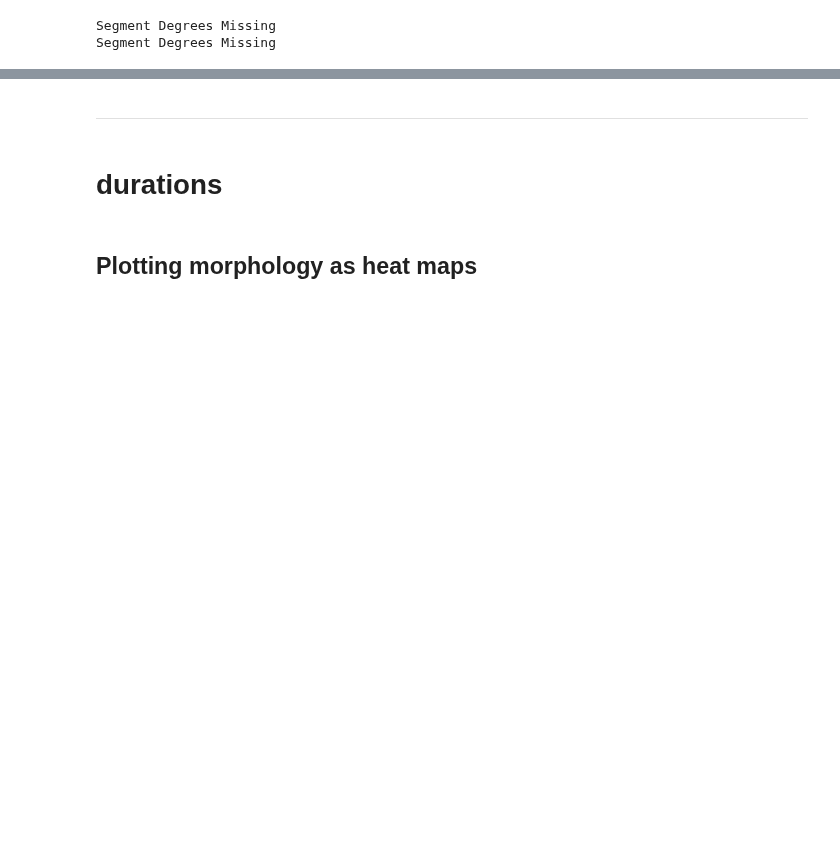
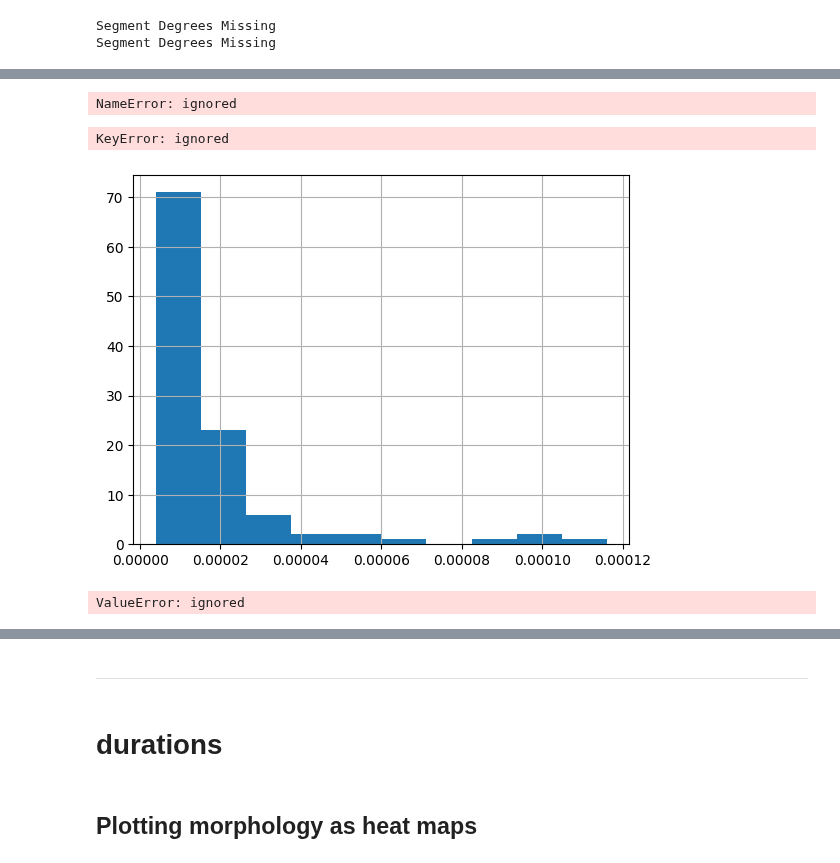
Before and after one commit to davidfague/Neural-Modeling, a Jupyter notebook: NMDAExploration.ipynb, the cells around one changed output, grey strips where cells are left out. Cells and saved outputs as stored; diff of their text form; code cells hidden in the pictures; blank space fills up the shorter version.

```diff
--- a/NMDAExploration.ipynb
+++ b/NMDAExploration.ipynb
@@ -174,5 +154,3 @@ def current_criterion(legit_uc_iso=[], legit_dc_iso=[], p=1, control_inmda=np.ar
 # print(segs['segmentID'])
 # %%
 # print(segs)
-# %%
-segs["Elec_distance"]=segs["Passive ElecDist"]
@@ -272,25 +320,27 @@ spkinds = np.sort((spktimes*10).astype(int))
 # %%
-na_df = pd.DataFrame(columns=['segmentID','na_lower_bound'])
+na_df = pd.DataFrame(columns=['seg_index','na_lower_bound'])
 # na_df1 = pd.DataFrame(columns=['segmentID','na_lower_bound'])
 
-for p in segs[(segs.Type=='dend')|(segs.Type=='apic')].index:
-    #print(p)
-    threshold_crossings = np.diff(na['report']['biophysical']['data'][:,p] > (0.003/1000), prepend=False) #*/1000?
+for seg in dendritic_segs:
+    seg_index=seg.seg_index # index in all segments list
+    threshold_crossings = np.diff(gNaTa[:,seg_index] > (0.003/1000), prepend=False) #*/1000?
     upward_crossings = np.argwhere(threshold_crossings)[::2,0]
     downward_crossings = np.argwhere(threshold_crossings)[1::2,0]
     # Only count if not within 2 ms after a somatic spike
-    na_spks = [i for i in upward_crossings if ~np.any((i-spkinds>=-5) & (i-spkinds<50))]
+    na_spks = [i for i in upward_crossings if ~np.any((i-spiketimestamps>=-5) & (i-spiketimestamps<50))]
 
     if len(na_spks)>0:
-        # na_df1 = na_df1.append(pd.DataFrame({'segmentID':np.tile(p,len(na_spks)),
-        #                                        'na_lower_bound':na_spks}))
-        na_df = pd.concat([na_df,pd.DataFrame({'segmentID':np.tile(p,len(na_spks)), #allegedly this is the same as append
+        na_df = pd.concat([na_df,pd.DataFrame({'seg_index':np.tile(seg_index,len(na_spks)), #allegedly this is the same as append
                                                 'na_lower_bound':na_spks})],axis=0, join='outer')
     else:
-        # na_df1 = na_df1.append(pd.DataFrame({'segmentID':p,
-        #                                        'na_lower_bound':np.array([np.nan])}))
-        na_df = pd.concat([na_df,pd.DataFrame({'segmentID':p,
+        na_df = pd.concat([na_df,pd.DataFrame({'seg_index':seg_index,
                                         'na_lower_bound':np.array([np.nan])})],axis=0, join='outer')
 
 # print(na_df==na_df1)
+# %%
+if save_dfs==True:
+    na_df.to_csv(output_folder+'/'+'na_df.csv')
+    na_df = pd.read_csv(output_folder+'/'+'na_df.csv')
+# %% [output]
+NameError: ignored
 # %%
@@ -306,31 +351,34 @@ def reshape_pad(v, fillval=np.nan):
     out[mask] = np.concatenate(v)
     return out
 # %%
-# #* investigate
-# # get the value of the conductance at the peak
-# df = pd.DataFrame(columns=['segmentID','na_lower_bound','peak_value'])
+#* investigate
+# get the value of the conductance at the peak
+df = pd.DataFrame(columns=['seg_index','na_lower_bound','peak_value'])
 
-# for s in na_df[~pd.isnull(na_df.na_lower_bound)].segmentID.unique():
+for s in na_df[~pd.isnull(na_df.na_lower_bound)].seg_index.unique():
 
-#     inds = na_df[na_df.segmentID==s]['na_lower_bound'].astype(int).values
+    inds = na_df[na_df.seg_index==s]['na_lower_bound'].astype(int).values
 
-#     L = np.split(na['report']['biophysical']['data'][:,s], inds)
+    L = np.split(gNaTa[:,s], inds)
 
-#     X = reshape_pad(L)
+    X = reshape_pad(L)
 
-#     peak_vals = np.max(X[:,0:10], axis=1)
+    peak_vals = np.max(X[:,0:10], axis=1)
 
-#     df = pd.concat((df,pd.DataFrame({'segmentID': s*np.ones((inds.shape[0],)).astype(int),
-#                                      'na_lower_bound': inds,
-#                                      'peak_value': peak_vals[1:]})))
+    df = pd.concat((df,pd.DataFrame({'seg_index': s*np.ones((inds.shape[0],)).astype(int),
+                                     'na_lower_bound': inds,
+                                     'peak_value': peak_vals[1:]})))
 
-# df.head()
-# df.groupby('segmentID')['peak_value'].mean().hist()
-# df_gb = df.groupby('segmentID')['na_lower_bound'].count().sort_values().reset_index()
-# outliers = df_gb[df_gb.na_lower_bound>1000]['segmentID'].values
-# df_noout = df[(df.segmentID.isin(outliers))&(df.peak_value>0.006)]
-# na_df_new = pd.concat((df_noout[['segmentID','na_lower_bound','peak_value']],
-#                        na_df.loc[~na_df.segmentID.isin(outliers),['segmentID','na_lower_bound','peak_value']]))
-# na_df_new.to_csv('na_df.csv',index=False)
+df.head()
+df.groupby('seg_index')['peak_value'].mean().hist()
+df_gb = df.groupby('seg_index')['na_lower_bound'].count().sort_values().reset_index()
+outliers = df_gb[df_gb.na_lower_bound>1000]['seg_index'].values
+df_noout = df[(df.seg_index.isin(outliers))&(df.peak_value>0.006)]
+na_df_new = pd.concat((df_noout[['seg_index','na_lower_bound','peak_value']],
+                       na_df.loc[~na_df.seg_index.isin(outliers),['seg_index','na_lower_bound','peak_value']]))
+na_df_new.to_csv('na_df.csv',index=False)
 
-# df.loc[df.segmentID==936,'peak_value'].hist(bins=np.arange(0.003,0.01,0.001))
+df.loc[df.seg_index==936,'peak_value'].hist(bins=np.arange(0.003,0.01,0.001))
+# %% [output]
+KeyError: ignored
+[figure, added]
@@ -357,11 +403,11 @@ na_df.na_lower_bound
 
 # na_df['duration'] = (na_df['duration_high'] - na_df['duration_low'] + 1)/10
 
-for i in na_df.segmentID.unique():
-    seg = na_df.loc[i,'segmentID']
+for i in na_df.seg_index.unique():
+    seg = na_df.loc[i,'seg_index']
     if not pd.isnull(na_df.loc[i,'na_lower_bound']):
         spkt = int(na_df.loc[i,'na_lower_bound'])
-        trace = na['report']['biophysical']['data'][spkt-10:spkt+10,seg]
+        trace = gNaTa[spkt-10:spkt+10,seg]
         peak_value = np.max(trace)
         half_peak = peak_value/2
         # duration = np.arange(0,20)[trace>half_peak] + spkt - 10 #gave occasional error
@@ -373,6 +419,8 @@ for i in na_df.segmentID.unique():
         na_df.loc[i,'duration_low'] = np.nan
         na_df.loc[i,'duration_high'] = np.nan
         na_df.loc[i,'peak_value'] = np.nan
+# %% [output]
+ValueError: ignored
 # %%
 # na_df['duration'] = (na_df['duration_high'] - na_df['duration_low'] + 1)/10
 # %%
```
Also changed, not shown: parts of 34 cells of this notebook.
